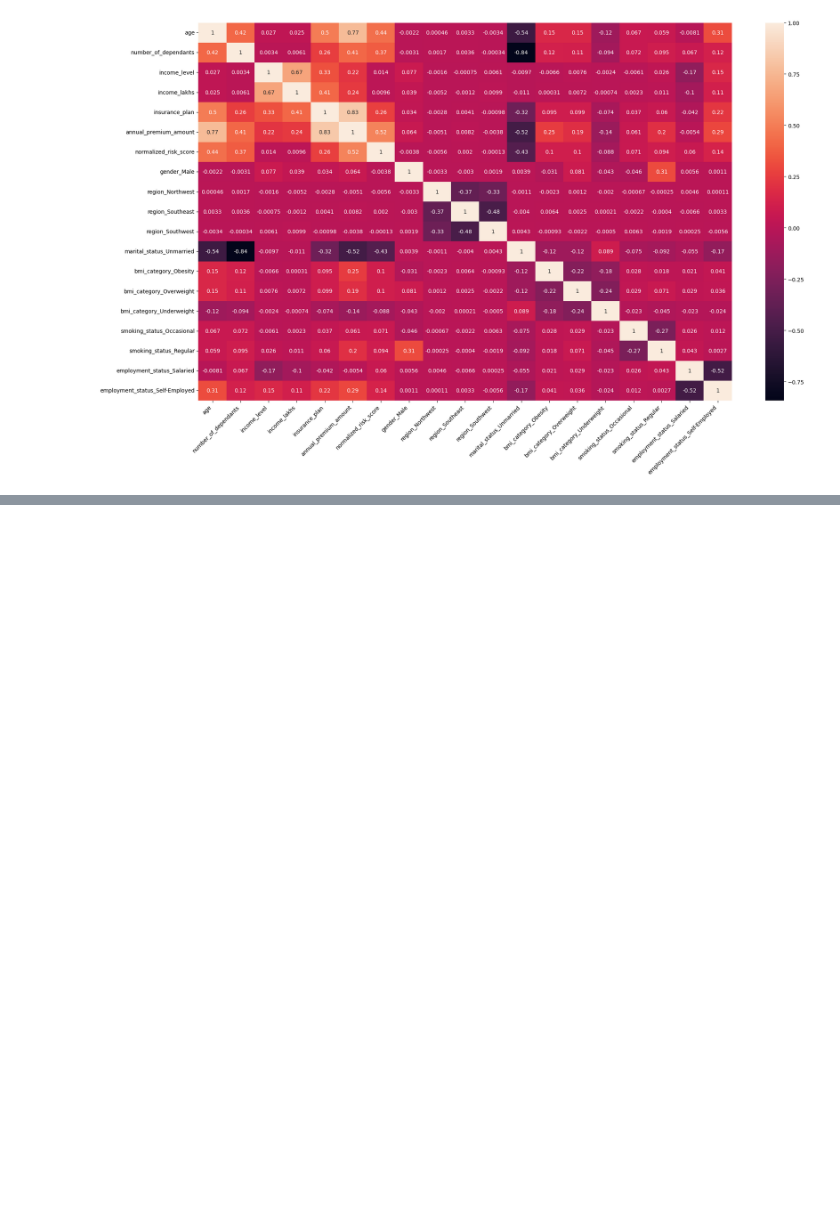
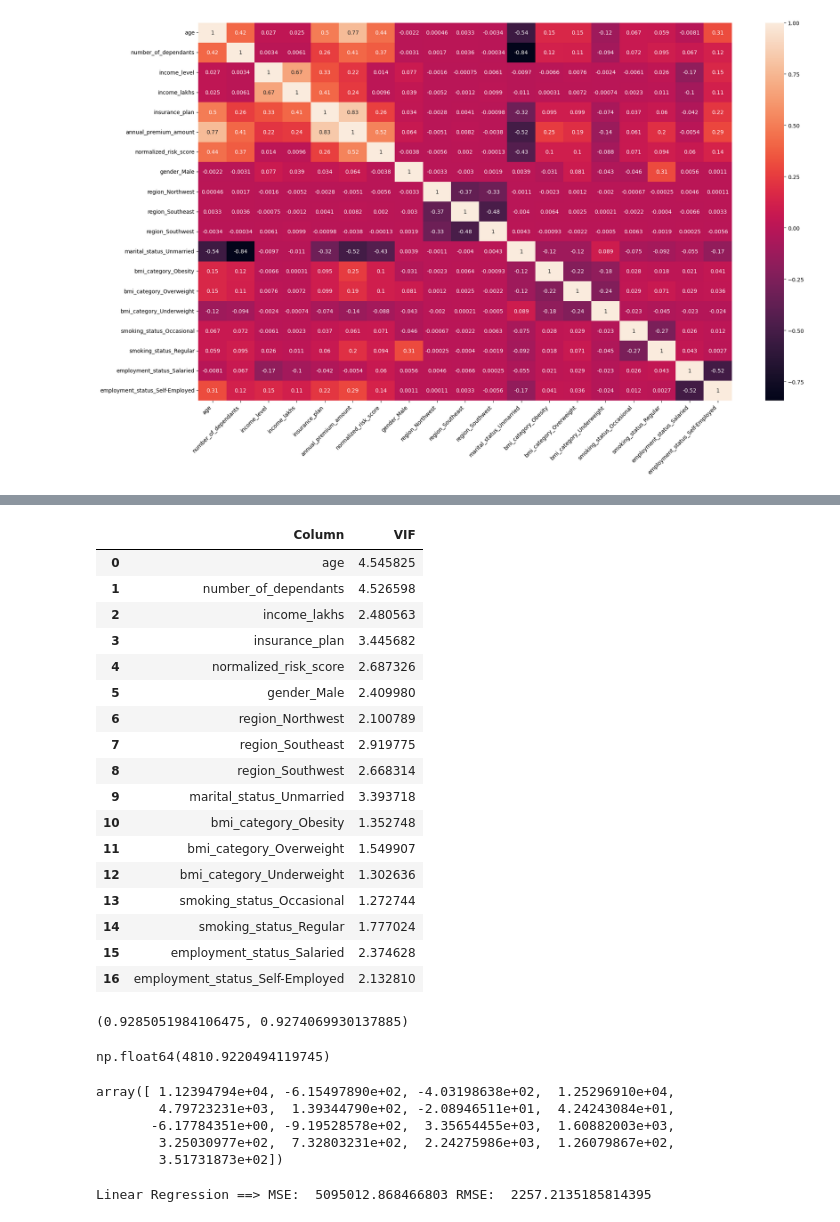
Before and after one commit to gianlucapes/health_care_premium, a Jupyter notebook: notebook/ml_prem_prediction.ipynb, the cells around one changed output, grey strips where cells are left out. Drawn from its saved outputs; the diff is of its cells as text; code cells hidden in the pictures; blank space fills up the shorter version.

```diff
--- a/notebook/ml_prem_prediction.ipynb
+++ b/notebook/ml_prem_prediction.ipynb
@@ -373,0 +410,8 @@ plt.show()
+# %%
+from statsmodels.stats.outliers_influence import variance_inflation_factor
+
+def calculate_vif(data):
+    vif_df = pd.DataFrame()
+    vif_df['Column'] = data.columns
+    vif_df['VIF'] = [variance_inflation_factor(data.values,i) for i in range(data.shape[1])]
+    return vif_df
@@ -373,0 +438,21 @@ plt.show()
+# %%
+calculate_vif(X.drop('income_level', axis="columns"))
+# %% [output]
+|  | Column | VIF |
+| 0 | age | 4.545825 |
+| 1 | number_of_dependants | 4.526598 |
+| 2 | income_lakhs | 2.480563 |
+| 3 | insurance_plan | 3.445682 |
+| 4 | normalized_risk_score | 2.687326 |
+| 5 | gender_Male | 2.409980 |
+| 6 | region_Northwest | 2.100789 |
+| 7 | region_Southeast | 2.919775 |
+| 8 | region_Southwest | 2.668314 |
+| 9 | marital_status_Unmarried | 3.393718 |
+| 10 | bmi_category_Obesity | 1.352748 |
+| 11 | bmi_category_Overweight | 1.549907 |
+| 12 | bmi_category_Underweight | 1.302636 |
+| 13 | smoking_status_Occasional | 1.272744 |
+| 14 | smoking_status_Regular | 1.777024 |
+| 15 | employment_status_Salaried | 2.374628 |
+| 16 | employment_status_Self-Employed | 2.132810 |
@@ -373,0 +466,30 @@ plt.show()
+# %%
+from sklearn.linear_model import LinearRegression
+
+model_lr = LinearRegression()
+model_lr.fit(X_train,y_train)
+train_score= model_lr.score(X_train,y_train)
+test_score= model_lr.score(X_test,y_test)
+train_score,test_score
+# %% [output]
+(0.9285051984106475, 0.9274069930137885)
+# %%
+model_lr.intercept_
+# %% [output]
+np.float64(4810.9220494119745)
+# %%
+model_lr.coef_
+# %% [output]
+array([ 1.12394794e+04, -6.15497890e+02, -4.03198638e+02,  1.25296910e+04,
+        4.79723231e+03,  1.39344790e+02, -2.08946511e+01,  4.24243084e+01,
+       -6.17784351e+00, -9.19528578e+02,  3.35654455e+03,  1.60882003e+03,
+        3.25030977e+02,  7.32803231e+02,  2.24275986e+03,  1.26079867e+02,
+        3.51731873e+02])
+# %%
+y_pred = model_lr.predict(X_test)
+
+mse_lr = mean_squared_error(y_test, y_pred)
+rmse_lr = np.sqrt(mse_lr)
+print("Linear Regression ==> MSE: ", mse_lr, "RMSE: ", rmse_lr)
+# %% [output]
+Linear Regression ==> MSE:  5095012.868466803 RMSE:  2257.2135185814395
```
Also changed, not shown: parts of 18 cells of this notebook, 2 other files.
